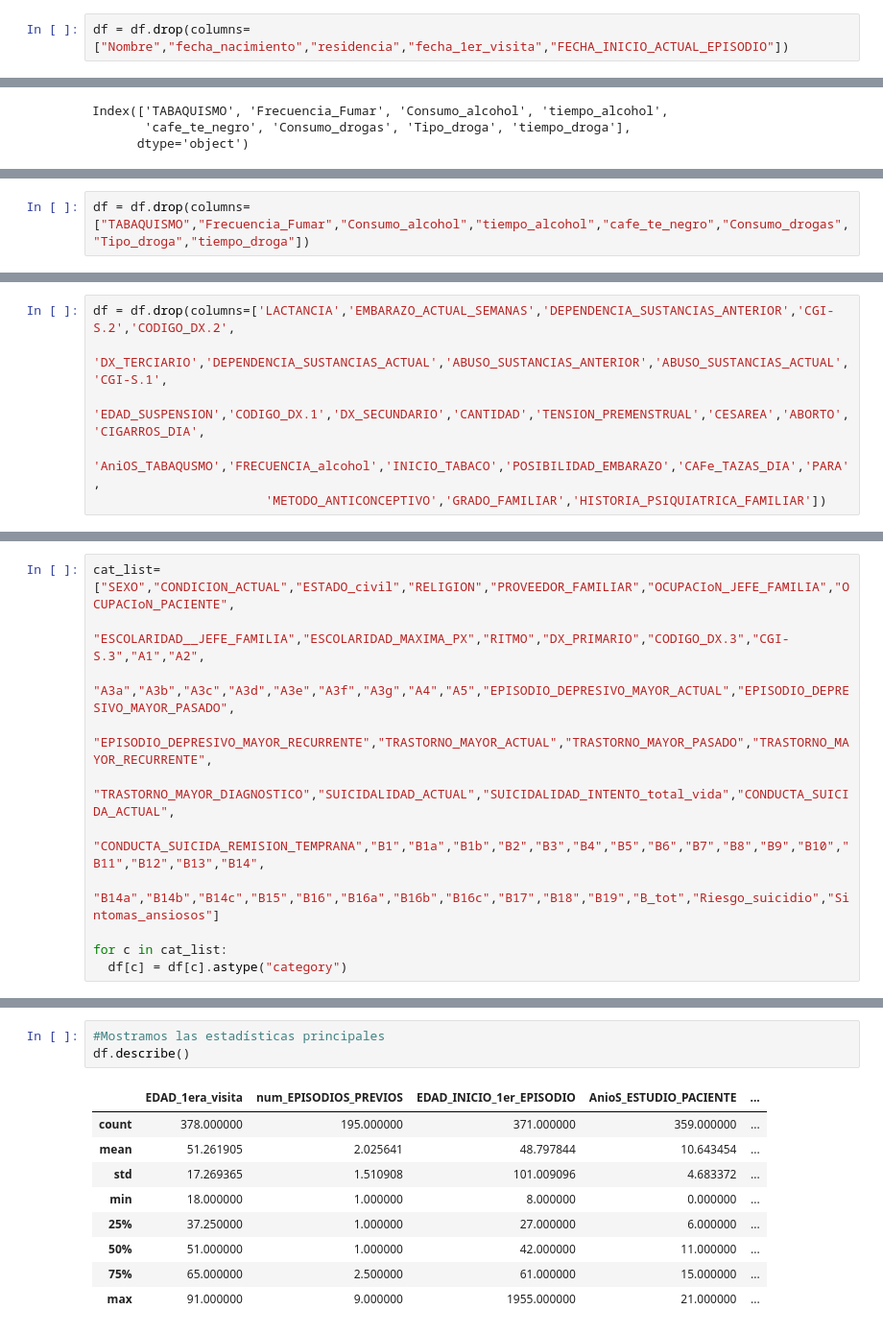
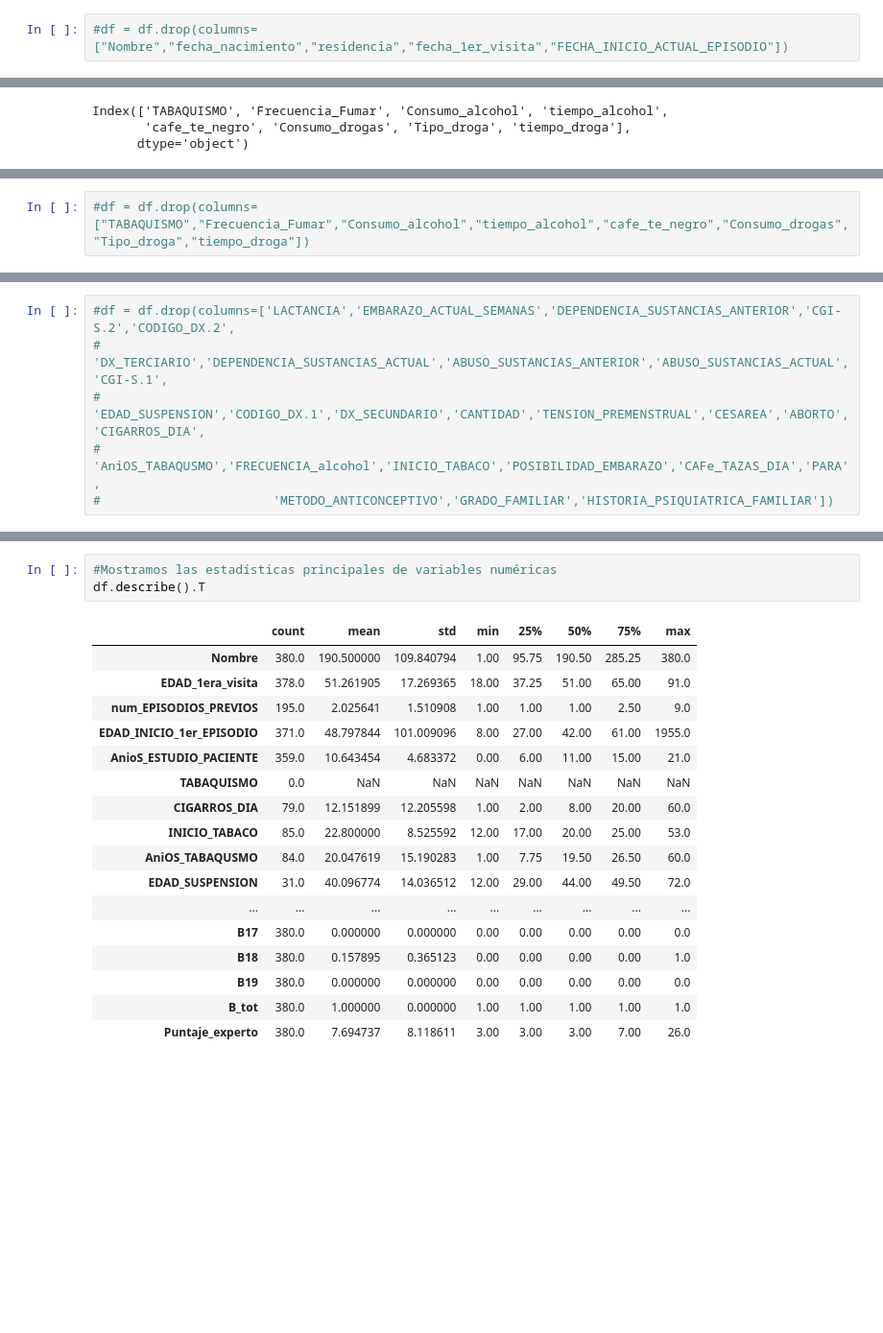
Before and after one commit to daniela-estevez/ProyectoIntegrador, a Jupyter notebook: Avance1_13Equipo.ipynb, the cells around one changed output, grey strips where cells are left out. Shown at 96% size. Cells and saved outputs as stored; diff of their text form; blank space fills up the shorter version.

```diff
--- a/Avance1_13Equipo.ipynb
+++ b/Avance1_13Equipo.ipynb
@@ -47,2 +47,2 @@ df.head()
 # %%
-df = df.drop(columns=["Nombre","fecha_nacimiento","residencia","fecha_1er_visita","FECHA_INICIO_ACTUAL_EPISODIO"])
+#df = df.drop(columns=["Nombre","fecha_nacimiento","residencia","fecha_1er_visita","FECHA_INICIO_ACTUAL_EPISODIO"])
@@ -58,5 +60,5 @@ Observamos que hay varias columnas completamente vacías por lo que se eliminan
 # %%
-df = df.drop(columns=["TABAQUISMO","Frecuencia_Fumar","Consumo_alcohol","tiempo_alcohol","cafe_te_negro","Consumo_drogas","Tipo_droga","tiempo_droga"])
+#df = df.drop(columns=["TABAQUISMO","Frecuencia_Fumar","Consumo_alcohol","tiempo_alcohol","cafe_te_negro","Consumo_drogas","Tipo_droga","tiempo_droga"])
 # %%
 # Calcular el porcentaje de valores nulos en cada columna
 null_percentage = (df.isnull().sum() / len(df)) * 100
@@ -104,6 +106,6 @@ La lista de columnas anterior tienen un porcentaje de faltantes mayor al 50% y n
 # %%
-df = df.drop(columns=['LACTANCIA','EMBARAZO_ACTUAL_SEMANAS','DEPENDENCIA_SUSTANCIAS_ANTERIOR','CGI-S.2','CODIGO_DX.2',
-                       'DX_TERCIARIO','DEPENDENCIA_SUSTANCIAS_ACTUAL','ABUSO_SUSTANCIAS_ANTERIOR','ABUSO_SUSTANCIAS_ACTUAL','CGI-S.1',
-                       'EDAD_SUSPENSION','CODIGO_DX.1','DX_SECUNDARIO','CANTIDAD','TENSION_PREMENSTRUAL','CESAREA','ABORTO','CIGARROS_DIA',
-                       'AniOS_TABAQUSMO','FRECUENCIA_alcohol','INICIO_TABACO','POSIBILIDAD_EMBARAZO','CAFe_TAZAS_DIA','PARA',
-                       'METODO_ANTICONCEPTIVO','GRADO_FAMILIAR','HISTORIA_PSIQUIATRICA_FAMILIAR'])
+#df = df.drop(columns=['LACTANCIA','EMBARAZO_ACTUAL_SEMANAS','DEPENDENCIA_SUSTANCIAS_ANTERIOR','CGI-S.2','CODIGO_DX.2',
+#                       'DX_TERCIARIO','DEPENDENCIA_SUSTANCIAS_ACTUAL','ABUSO_SUSTANCIAS_ANTERIOR','ABUSO_SUSTANCIAS_ACTUAL','CGI-S.1',
+#                       'EDAD_SUSPENSION','CODIGO_DX.1','DX_SECUNDARIO','CANTIDAD','TENSION_PREMENSTRUAL','CESAREA','ABORTO','CIGARROS_DIA',
+#                       'AniOS_TABAQUSMO','FRECUENCIA_alcohol','INICIO_TABACO','POSIBILIDAD_EMBARAZO','CAFe_TAZAS_DIA','PARA',
+#                       'METODO_ANTICONCEPTIVO','GRADO_FAMILIAR','HISTORIA_PSIQUIATRICA_FAMILIAR'])
@@ -134,11 +123,0 @@ memory usage: 225.8+ KB
-# %%
-cat_list=["SEXO","CONDICION_ACTUAL","ESTADO_civil","RELIGION","PROVEEDOR_FAMILIAR","OCUPACIoN_JEFE_FAMILIA","OCUPACIoN_PACIENTE",
-               "ESCOLARIDAD__JEFE_FAMILIA","ESCOLARIDAD_MAXIMA_PX","RITMO","DX_PRIMARIO","CODIGO_DX.3","CGI-S.3","A1","A2",
-               "A3a","A3b","A3c","A3d","A3e","A3f","A3g","A4","A5","EPISODIO_DEPRESIVO_MAYOR_ACTUAL","EPISODIO_DEPRESIVO_MAYOR_PASADO",
-               "EPISODIO_DEPRESIVO_MAYOR_RECURRENTE","TRASTORNO_MAYOR_ACTUAL","TRASTORNO_MAYOR_PASADO","TRASTORNO_MAYOR_RECURRENTE",
-               "TRASTORNO_MAYOR_DIAGNOSTICO","SUICIDALIDAD_ACTUAL","SUICIDALIDAD_INTENTO_total_vida","CONDUCTA_SUICIDA_ACTUAL",
-               "CONDUCTA_SUICIDA_REMISION_TEMPRANA","B1","B1a","B1b","B2","B3","B4","B5","B6","B7","B8","B9","B10","B11","B12","B13","B14",
-               "B14a","B14b","B14c","B15","B16","B16a","B16b","B16c","B17","B18","B19","B_tot","Riesgo_suicidio","Sintomas_ansiosos"]
-
-for c in cat_list:
-  df[c] = df[c].astype("category")
@@ -150,14 +148,22 @@ for c in cat_list:
 # %%
-#Mostramos las estadísticas principales
-df.describe()
+#Mostramos las estadísticas principales de variables numéricas
+df.describe().T
 # %% [output]
-|  | EDAD_1era_visita | num_EPISODIOS_PREVIOS | EDAD_INICIO_1er_EPISODIO | AnioS_ESTUDIO_PACIENTE | ... |
-| count | 378.000000 | 195.000000 | 371.000000 | 359.000000 | ... |
-| mean | 51.261905 | 2.025641 | 48.797844 | 10.643454 | ... |
-| std | 17.269365 | 1.510908 | 101.009096 | 4.683372 | ... |
-| min | 18.000000 | 1.000000 | 8.000000 | 0.000000 | ... |
-| 25% | 37.250000 | 1.000000 | 27.000000 | 6.000000 | ... |
-| 50% | 51.000000 | 1.000000 | 42.000000 | 11.000000 | ... |
-| 75% | 65.000000 | 2.500000 | 61.000000 | 15.000000 | ... |
-| max | 91.000000 | 9.000000 | 1955.000000 | 21.000000 | ... |
+|  | count | mean | std | min | 25% | 50% | 75% | max |
+| Nombre | 380.0 | 190.500000 | 109.840794 | 1.00 | 95.75 | 190.50 | 285.25 | 380.0 |
+| EDAD_1era_visita | 378.0 | 51.261905 | 17.269365 | 18.00 | 37.25 | 51.00 | 65.00 | 91.0 |
+| num_EPISODIOS_PREVIOS | 195.0 | 2.025641 | 1.510908 | 1.00 | 1.00 | 1.00 | 2.50 | 9.0 |
+| EDAD_INICIO_1er_EPISODIO | 371.0 | 48.797844 | 101.009096 | 8.00 | 27.00 | 42.00 | 61.00 | 1955.0 |
+| AnioS_ESTUDIO_PACIENTE | 359.0 | 10.643454 | 4.683372 | 0.00 | 6.00 | 11.00 | 15.00 | 21.0 |
+| TABAQUISMO | 0.0 | NaN | NaN | NaN | NaN | NaN | NaN | NaN |
+| CIGARROS_DIA | 79.0 | 12.151899 | 12.205598 | 1.00 | 2.00 | 8.00 | 20.00 | 60.0 |
+| INICIO_TABACO | 85.0 | 22.800000 | 8.525592 | 12.00 | 17.00 | 20.00 | 25.00 | 53.0 |
+| AniOS_TABAQUSMO | 84.0 | 20.047619 | 15.190283 | 1.00 | 7.75 | 19.50 | 26.50 | 60.0 |
+| EDAD_SUSPENSION | 31.0 | 40.096774 | 14.036512 | 12.00 | 29.00 | 44.00 | 49.50 | 72.0 |
+| ... | ... | ... | ... | ... | ... | ... | ... | ... |
+| B17 | 380.0 | 0.000000 | 0.000000 | 0.00 | 0.00 | 0.00 | 0.00 | 0.0 |
+| B18 | 380.0 | 0.157895 | 0.365123 | 0.00 | 0.00 | 0.00 | 0.00 | 1.0 |
+| B19 | 380.0 | 0.000000 | 0.000000 | 0.00 | 0.00 | 0.00 | 0.00 | 0.0 |
+| B_tot | 380.0 | 1.000000 | 0.000000 | 1.00 | 1.00 | 1.00 | 1.00 | 1.0 |
+| Puntaje_experto | 380.0 | 7.694737 | 8.118611 | 3.00 | 3.00 | 3.00 | 7.00 | 26.0 |
 # %% [markdown]
```
Also changed, not shown: parts of 30 cells of this notebook.
